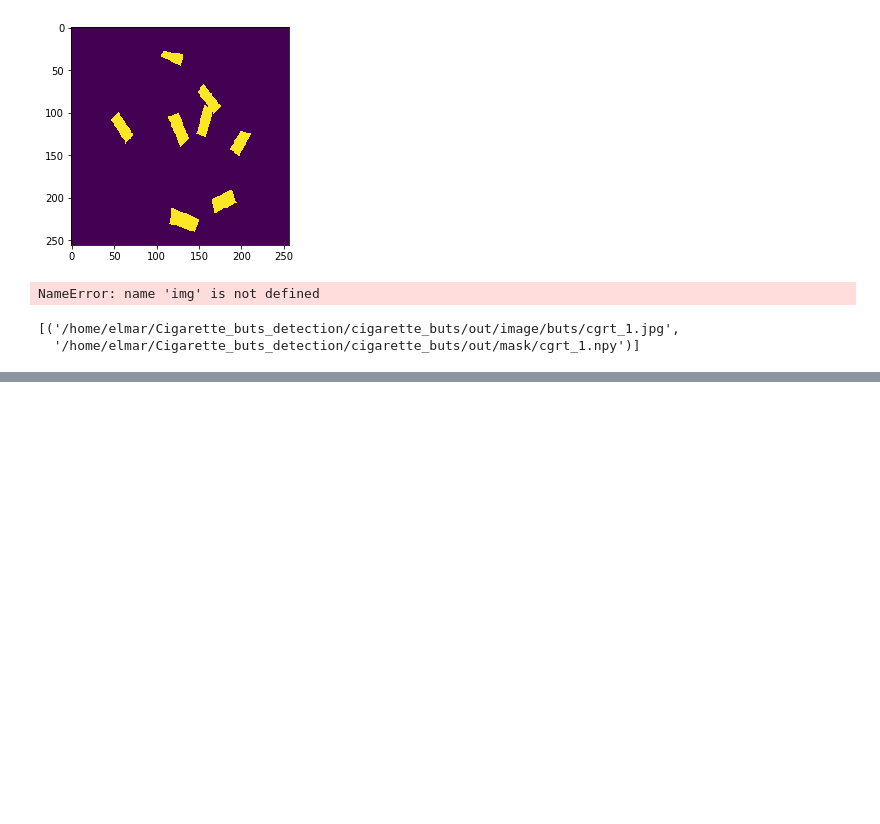
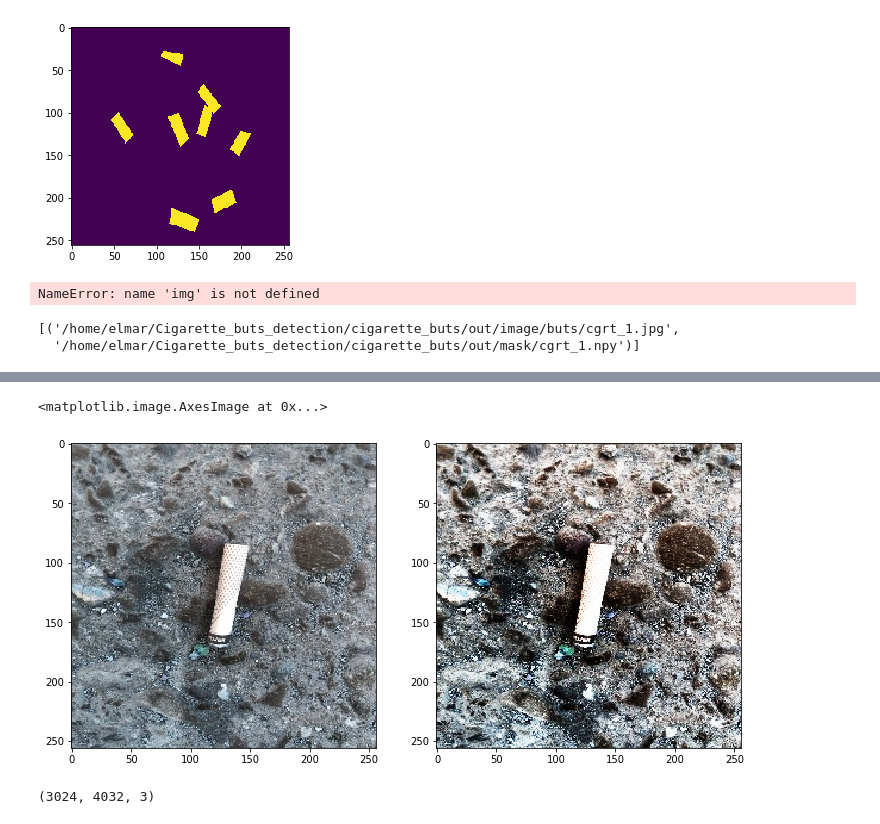
Before and after one commit to Elmar999/Cigarette_buts_detection, a Jupyter notebook: cigarette_buts/cigarettNet/test.ipynb, the cells around one changed output, grey strips where cells are left out. Cells and saved outputs as stored; diff of their text form; code cells hidden in the pictures; blank space fills up the shorter version.

```diff
--- a/cigarette_buts/cigarettNet/test.ipynb
+++ b/cigarette_buts/cigarettNet/test.ipynb
@@ -235,0 +263,11 @@ AttributeError: 'list' object has no attribute 'dtype'
+# %%
+fig, ax = plt.subplots(1 , 2, figsize=(12, 8))
+ax[0].imshow(tst)
+ax[1].imshow(out)
+# %% [output]
+<matplotlib.image.AxesImage at 0x...>
+[figure, added]
+# %%
+tst[..., :4].shape
+# %% [output]
+(3024, 4032, 3)
```
Also changed, not shown: parts of 11 cells of this notebook, 3 other files.
